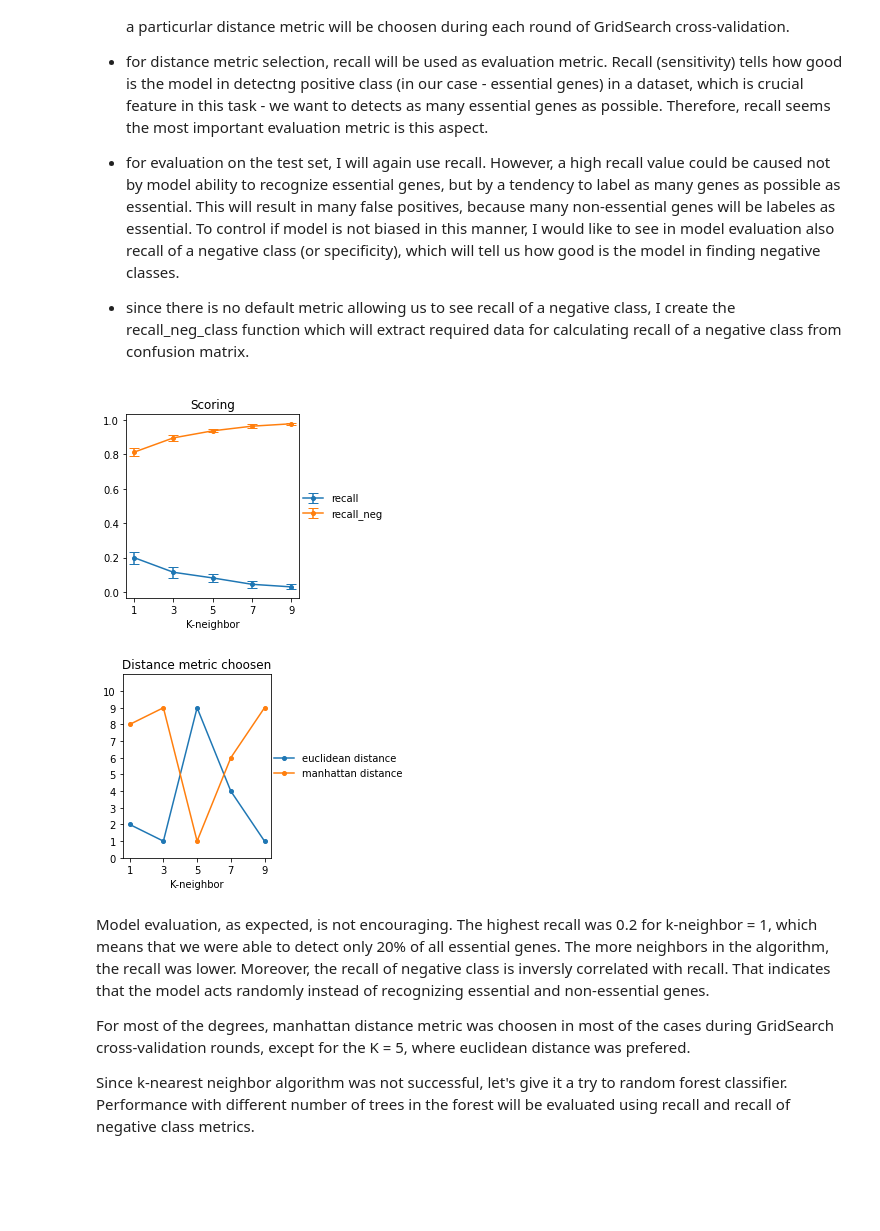
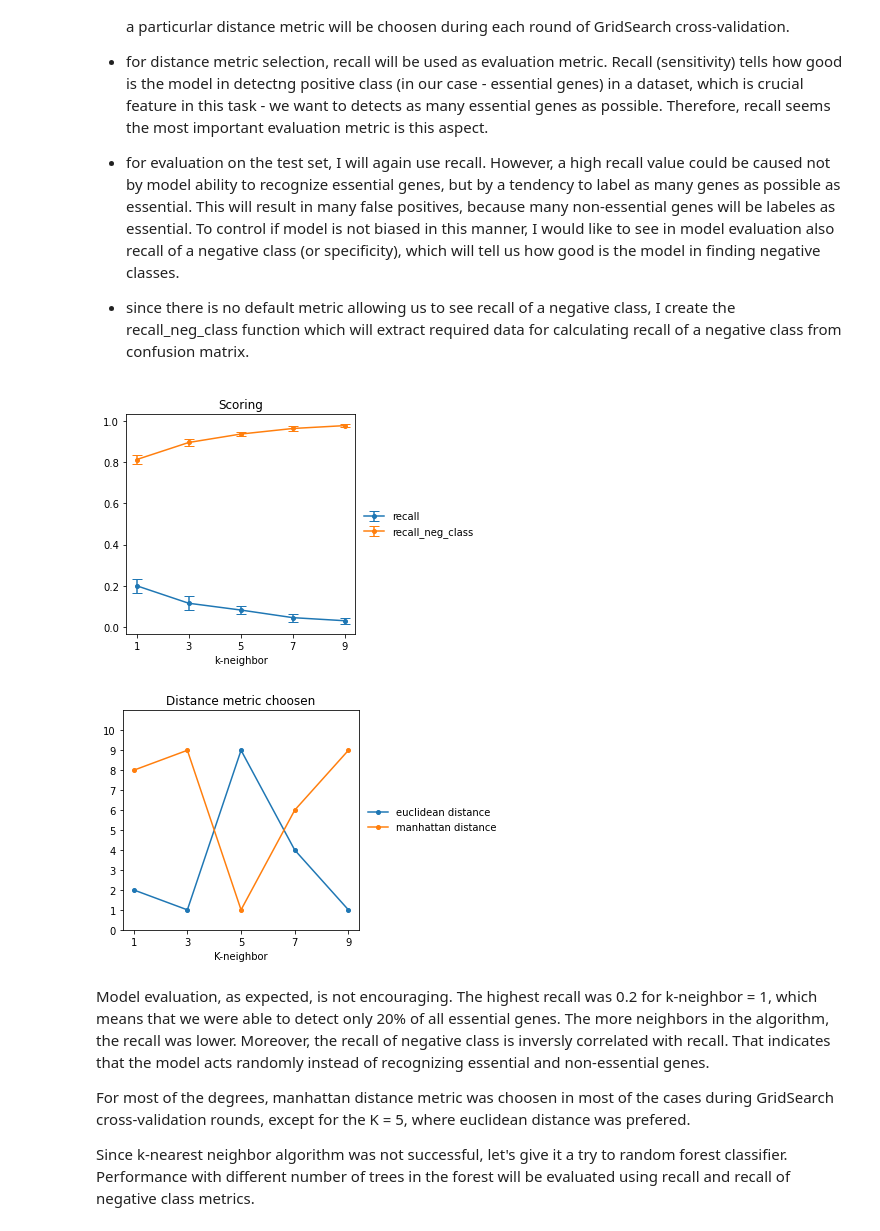
Before and after one commit to piotrsoczewka/Essential_Genes, a Jupyter notebook: Classification.ipynb, the cells around one changed output. Saved outputs shown, nothing was run; the diff lists cells and outputs as text; code cells hidden in the pictures; blank space fills up the shorter version.

```diff
--- a/Classification.ipynb
+++ b/Classification.ipynb
@@ -295,36 +295,36 @@ for k in neighbors:
 
     euclidean_distance.append(best_param.count('euclidean'))
     manhattan_distance.append(best_param.count('manhattan'))
-
-
-# Plotting scores of recall and recall_neg scores for each k-neighbor.
-plt.figure(figsize = [4.5, 3.5])
-plt.errorbar(neighbors, recall_mean_list, yerr=recall_std_list, capsize=5, marker='o', markersize=4, label='recall')
-plt.errorbar(neighbors, recall_neg_means_list, yerr=recall_neg_std_list, capsize=5, marker='o', markersize=4, label='recall_neg')
-plt.title('Scoring')
-plt.xticks(neighbors)
-plt.xlabel('K-neighbor')
-plt.legend(frameon=False, loc=10, bbox_to_anchor=(1.25,0.5), fontsize=10)
-plt.tight_layout()
-plt.savefig('images/classification_KNN_evaluation.png', dpi=600)
-plt.show()
-
-
-# Plotting best distance metric during each each GridSearchCV round.
-plt.figure(figsize = [5.5, 3.5])
-plt.plot(neighbors, euclidean_distance, marker='o', markersize=4, label='euclidean distance')
-plt.plot(neighbors, manhattan_distance, marker='o', markersize=4, label='manhattan distance')
-plt.title('Distance metric choosen')
-plt.xticks(neighbors)
-plt.xlabel('K-neighbor')
-plt.ylim(0,11)
-plt.yticks(range(0,11,1))
-plt.legend(frameon=False, loc=10, bbox_to_anchor=(1.45,0.5), fontsize=10)
-plt.tight_layout()
-plt.show()
-# %% [output]
-[figure, removed]
-[figure, removed]
+# %%
+# Plotting scores of recall and recall_neg scores for each k-neighbor.
+plt.figure(figsize = [5.5, 4])
+plt.errorbar(neighbors, recall_mean_list, yerr=recall_std_list, capsize=5, marker='o', markersize=4, label='recall')
+plt.errorbar(neighbors, recall_neg_means_list, yerr=recall_neg_std_list, capsize=5, marker='o', markersize=4, label='recall_neg_class')
+plt.title('Scoring')
+plt.xticks(neighbors)
+plt.xlabel('k-neighbor')
+plt.legend(frameon=False, loc='center left', bbox_to_anchor=(1,0.5))
+# , loc=10, bbox_to_anchor=(1.88,0.5), fontsize=10
+plt.tight_layout()
+plt.savefig('images/classification_KNN_evaluation.png', dpi=600)
+plt.show()
+
+
+# Plotting best distance metric during each each GridSearchCV round.
+plt.figure(figsize = [5.82, 4])
+plt.plot(neighbors, euclidean_distance, marker='o', markersize=4, label='euclidean distance')
+plt.plot(neighbors, manhattan_distance, marker='o', markersize=4, label='manhattan distance')
+plt.title('Distance metric choosen')
+plt.xticks(neighbors)
+plt.xlabel('K-neighbor')
+plt.ylim(0,11)
+plt.yticks(range(0,11,1))
+plt.legend(frameon=False, loc='center left', bbox_to_anchor=(1,0.5))
+plt.tight_layout()
+plt.show()
+# %% [output]
+[figure, added]
+[figure, added]
 # %% [markdown]
 Model evaluation, as expected, is not encouraging. The highest recall was 0.2 for k-neighbor = 1, which means that we were able to detect only 20% of all essential genes. The more neighbors in the algorithm, the recall was lower. Moreover, the recall of negative class is inversly correlated with recall. That indicates that the model acts randomly instead of recognizing essential and non-essential genes.
 
```
Also changed, not shown: parts of 1 cell of this notebook, 2 other files.
